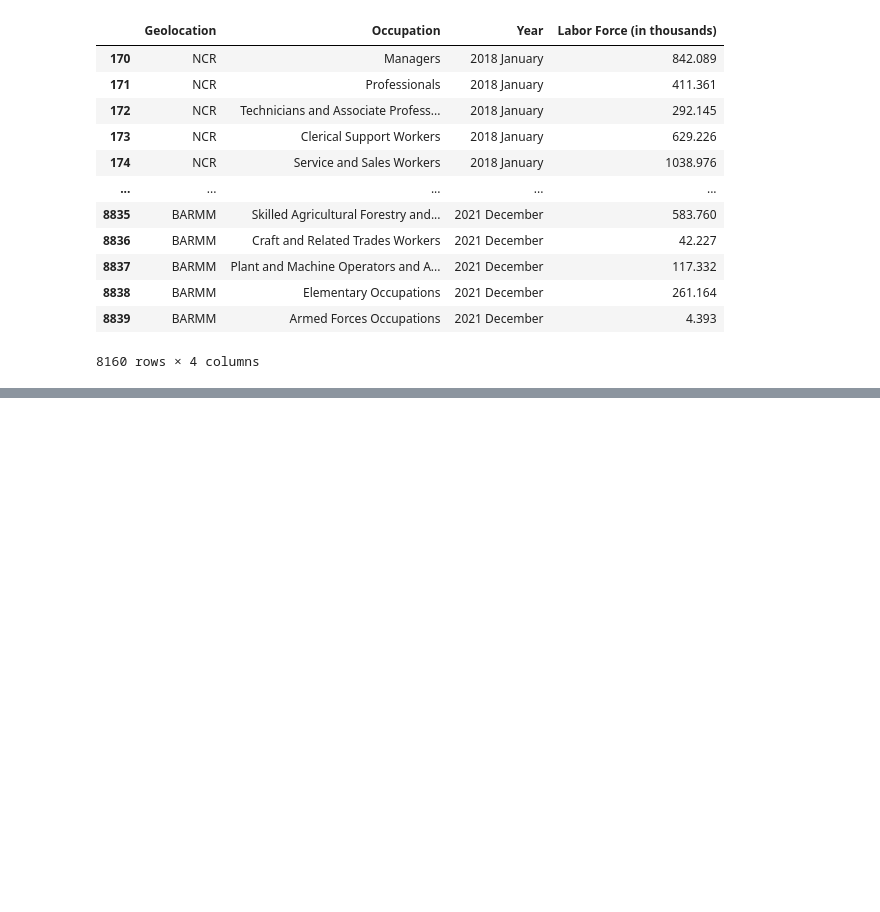
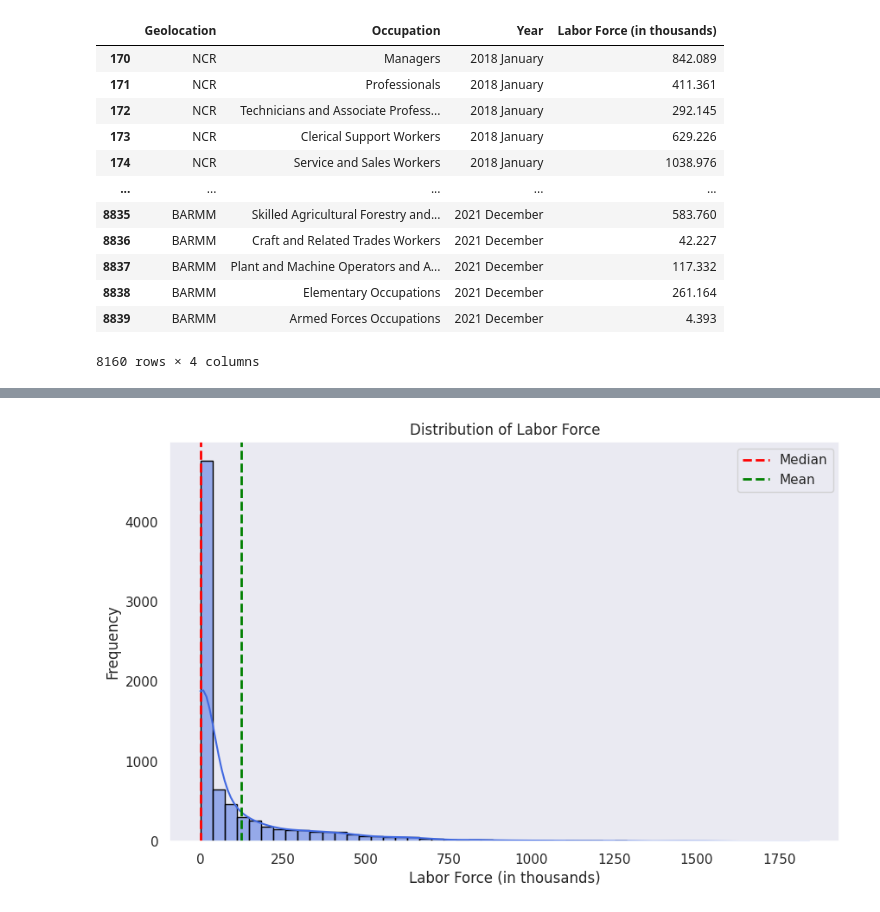
Before and after one commit to glamosky/labor-and-employment, a Jupyter notebook: labor and employment.ipynb, the cells around one changed output, grey strips where cells are left out. Saved outputs shown, nothing was run; the diff lists cells and outputs as text; code cells hidden in the pictures; blank space fills up the shorter version.

```diff
--- a/labor and employment.ipynb
+++ b/labor and employment.ipynb
@@ -407,9 +407,9 @@ occupation
 | 197 | BARMM | Armed Forces Occupations | 4.050 | 0.000 | 4.466 | 0.000 | ... |
 170 rows × 106 columns
 # %%
-occupation = occupation.replace([".."], 0)
+occupation = occupation.replace([".."], 0.0)
 
-occupation = occupation.replace(0, np.nan)
+occupation = occupation.replace(0.0, np.nan)
 # %%
 # Assuming your DataFrame is named 'occupation'
 
@@ -541,0 +563,14 @@ occupation
+# %%
+plt.figure(figsize=(10, 6))
+sns.histplot(occupation["Labor Force (in thousands)"], bins = 50, kde = True, color = "royalblue", edgecolor = "black")
+plt.axvline(occupation["Labor Force (in thousands)"].median(), color='red', linestyle = 'dashed', linewidth = 2, label = "Median")
+plt.axvline(occupation["Labor Force (in thousands)"].mean(), color='green', linestyle = 'dashed', linewidth = 2, label = "Mean")
+plt.title("Distribution of Labor Force")
+plt.xlabel("Labor Force (in thousands)")
+plt.ylabel("Frequency")
+plt.legend()
+plt.grid()
+
+plt.show()
+# %% [output]
+[figure, added]
```
Also changed, not shown: parts of 1 cell of this notebook.
